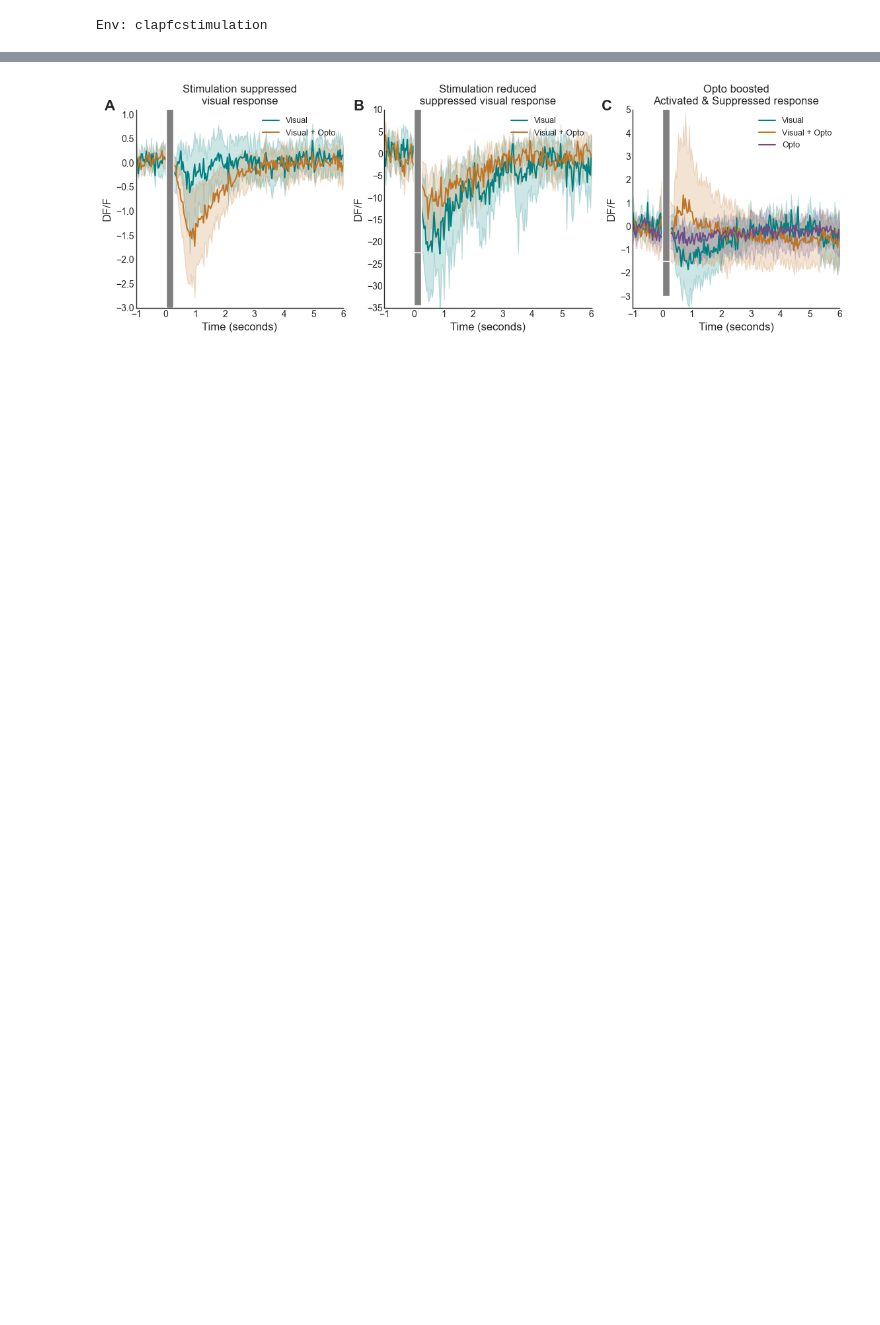
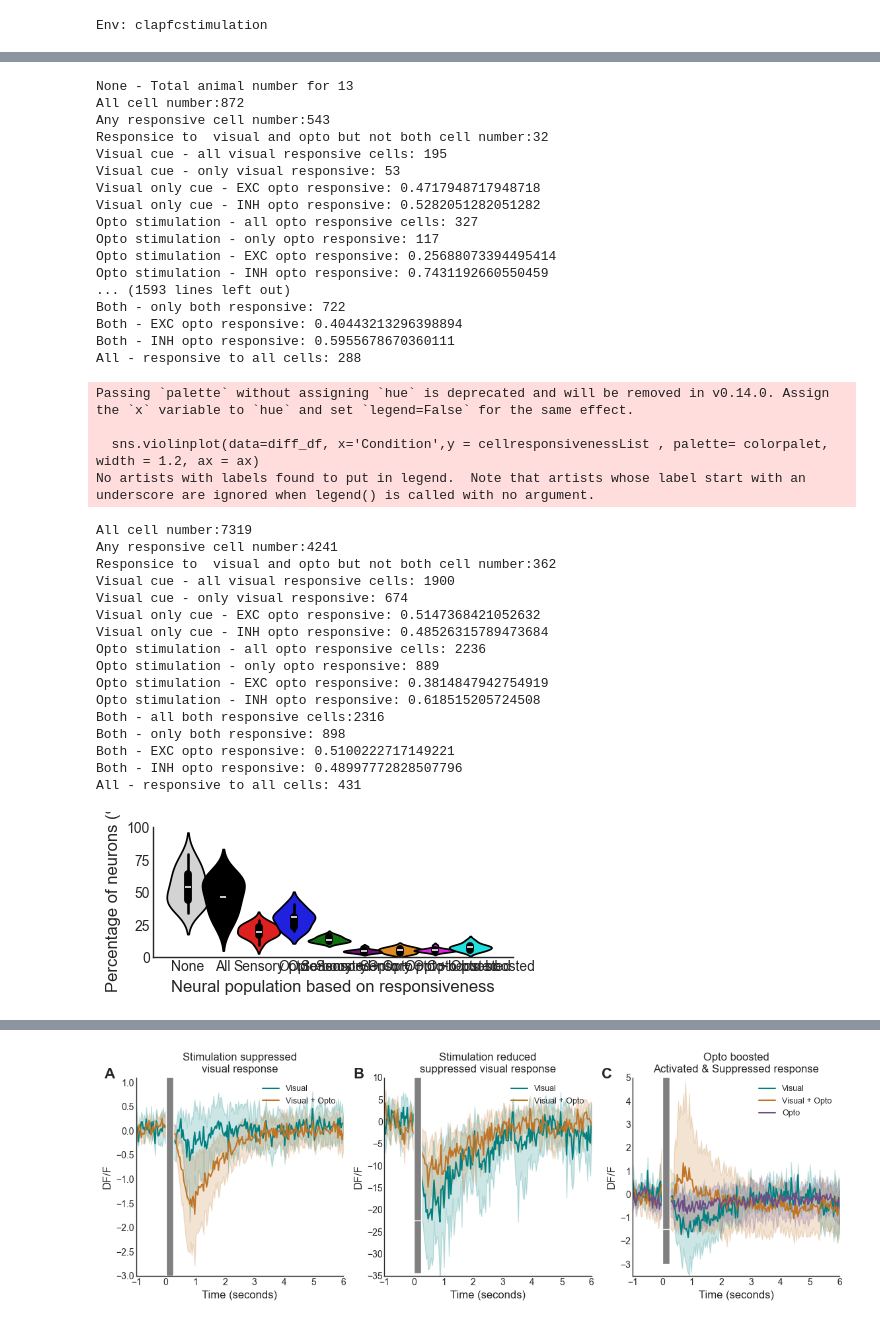
Before and after one commit to huriyeatg/clapfcstimulation, a Jupyter notebook: fig1_activationAffect.ipynb, the cells around one changed output, grey strips where cells are left out. Saved outputs shown, nothing was run; the diff lists cells and outputs as text; code cells hidden in the pictures; blank space fills up the shorter version.

```diff
--- a/fig1_activationAffect.ipynb
+++ b/fig1_activationAffect.ipynb
@@ -192,0 +260,59 @@ Opto-boosted: p =0.146484375 Wilcoxon: 24.0
+# %%
+# # Panel D: Barplot for cell ratios
+fig = plt.figure(constrained_layout=False, figsize=(12, 10)) # 8,11 for full A4 page
+ax_gs_cellRatios = {xx: fig.add_subplot(gs_cellRatios[xx]) for xx in range(1)}
+dd = pfun.plot_cellRatiosPerAnimal('AllExtended', ['Chrimson'], ['Naive'], ax=ax_gs_cellRatios[0],
+                              savefigname=None, savefigpath=None)
+# Group by 'Condition' and compute summary statistics
+summary_df = dd.groupby('Condition').agg({
+    'All': ['mean', 'min', 'max', 'std'],
+    'Exc': ['mean', 'min', 'max', 'std'],
+    'Inh': ['mean', 'min', 'max', 'std'],
+}).reset_index()
+
+# Flatten MultiIndex columns
+summary_df.columns = ['_'.join(col).strip('_') for col in summary_df.columns.values]
+
+summary_df.to_csv(os.path.join(savefigpath, 'cell_ratios.csv'), index=False)
+#save figure
+savefigname = 'Figure1_supplementary_CellRatios'
+pfun.save_figure(savefigname, savefigpath)
+# %% [output]
+None - Total animal number for 13
+All cell number:872
+Any responsive cell number:543
+Responsice to  visual and opto but not both cell number:32
+Visual cue - all visual responsive cells: 195
+Visual cue - only visual responsive: 53
+Visual only cue - EXC opto responsive: 0.4717948717948718
+Visual only cue - INH opto responsive: 0.5282051282051282
+Opto stimulation - all opto responsive cells: 327
+Opto stimulation - only opto responsive: 117
+Opto stimulation - EXC opto responsive: 0.25688073394495414
+Opto stimulation - INH opto responsive: 0.7431192660550459
+... (1593 lines left out)
+Both - only both responsive: 722
+Both - EXC opto responsive: 0.40443213296398894
+Both - INH opto responsive: 0.5955678670360111
+All - responsive to all cells: 288
+Passing `palette` without assigning `hue` is deprecated and will be removed in v0.14.0. Assign the `x` variable to `hue` and set `legend=False` for the same effect.
+
+  sns.violinplot(data=diff_df, x='Condition',y = cellresponsivenessList , palette= colorpalet, width = 1.2, ax = ax)
+No artists with labels found to put in legend.  Note that artists whose label start with an underscore are ignored when legend() is called with no argument.
+All cell number:7319
+Any responsive cell number:4241
+Responsice to  visual and opto but not both cell number:362
+Visual cue - all visual responsive cells: 1900
+Visual cue - only visual responsive: 674
+Visual only cue - EXC opto responsive: 0.5147368421052632
+Visual only cue - INH opto responsive: 0.48526315789473684
+Opto stimulation - all opto responsive cells: 2236
+Opto stimulation - only opto responsive: 889
+Opto stimulation - EXC opto responsive: 0.3814847942754919
+Opto stimulation - INH opto responsive: 0.618515205724508
+Both - all both responsive cells:2316
+Both - only both responsive: 898
+Both - EXC opto responsive: 0.5100222717149221
+Both - INH opto responsive: 0.48997772828507796
+All - responsive to all cells: 431
+[figure, added]
```
Also changed, not shown: parts of 6 cells of this notebook, 8 other files.
